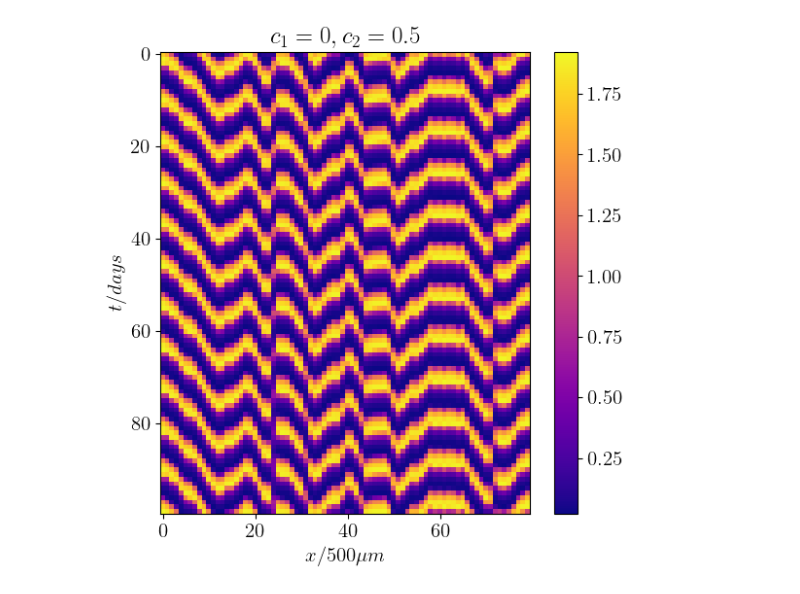
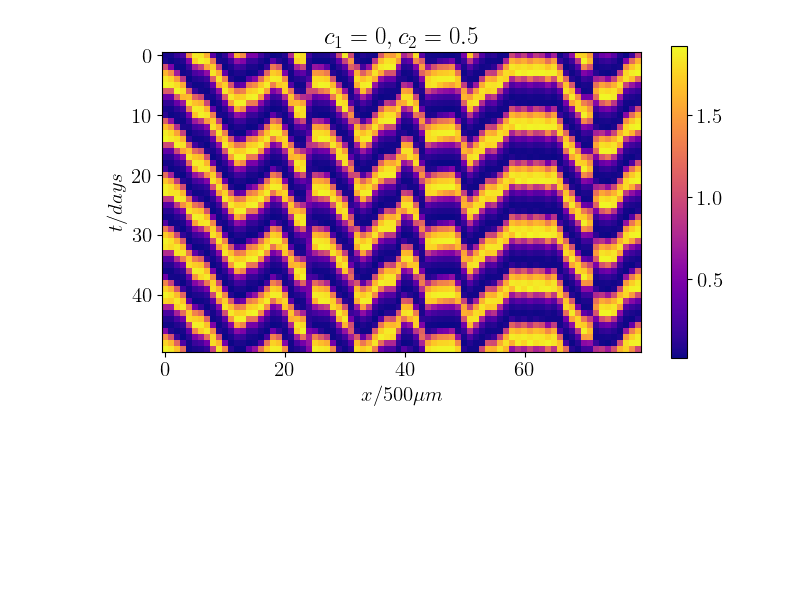
Before and after one commit to Irene-Li/kuramoto, a Jupyter notebook: RA_model_1D.ipynb, the cells around one changed output. Cells and saved outputs as stored; diff of their text form; code cells hidden in the pictures; blank space fills up the shorter version.

Commit message:
adjusting graphs

```diff
--- a/RA_model_1D.ipynb
+++ b/RA_model_1D.ipynb
@@ -36,15 +36,15 @@ plt.show()
 # %%
-plt.figure(figsize=(6, 6))
+plt.figure(figsize=(7, 4))
 plt.rc('font', size=15)
 plt.rc('text', usetex=True)
 
-plt.imshow(m.psi[-100:], cmap='plasma', interpolation=None)
+plt.imshow(m.psi[-50:], cmap='plasma', interpolation=None)
 plt.colorbar()
 plt.title(r'$c_1={}, c_2={}$'.format(c1, c2))
 plt.xlabel(r'$x/500\mu m$')
 plt.ylabel(r'$t/days$')
 plt.tight_layout()
 plt.savefig('Figures/1d_model.png', dpi=300)
 plt.show()
 # %% [output]
-[figure, old version]
+[figure, new version]
```
Also changed, not shown: parts of 1 cell of this notebook, 2 other files.
